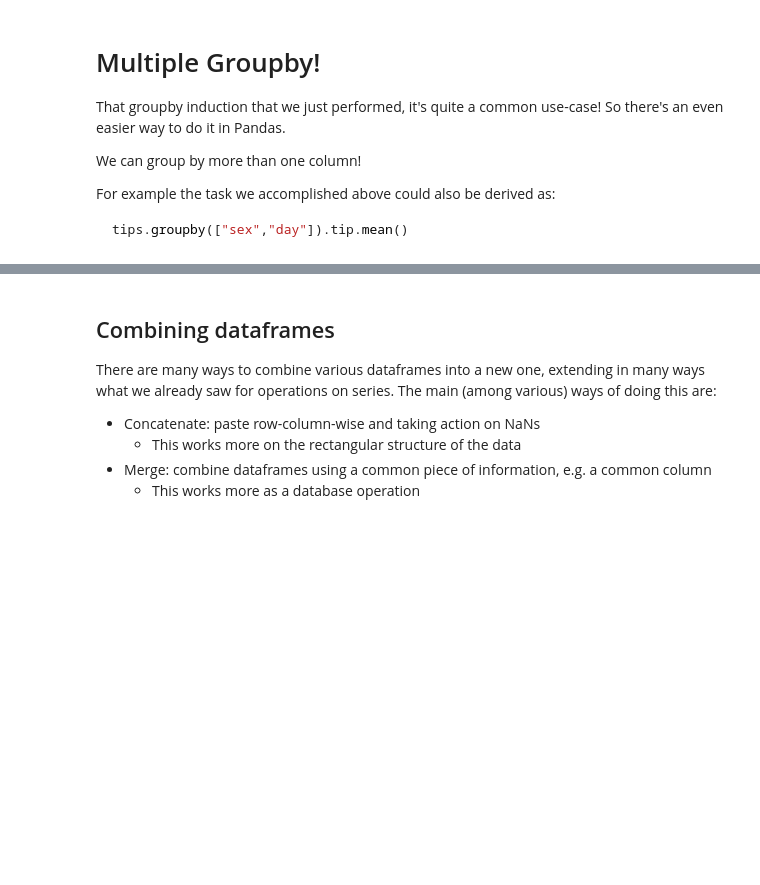
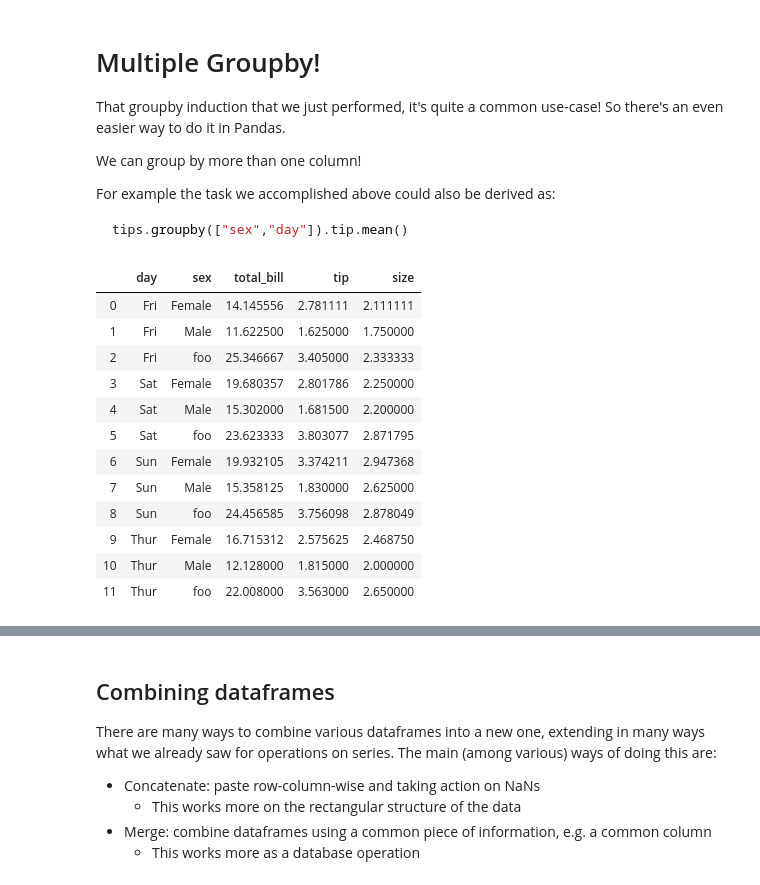
Before and after one commit to bgsedatascience/module-intro-to-pandas, a Jupyter notebook: pandas.ipynb, the cells around one changed output, grey strips where cells are left out. Saved outputs shown, nothing was run; the diff lists cells and outputs as text; code cells hidden in the pictures; blank space fills up the shorter version.

````diff
--- a/pandas.ipynb
+++ b/pandas.ipynb
@@ -528,6 +905,22 @@ For example the task we accomplished above could also be derived as:
 ```python
 tips.groupby(["sex","day"]).tip.mean()
 ```
+# %%
+tips.groupby(['day','sex']).mean().reset_index()
+# %% [output]
+|  | day | sex | total_bill | tip | size |
+| 0 | Fri | Female | 14.145556 | 2.781111 | 2.111111 |
+| 1 | Fri | Male | 11.622500 | 1.625000 | 1.750000 |
+| 2 | Fri | foo | 25.346667 | 3.405000 | 2.333333 |
+| 3 | Sat | Female | 19.680357 | 2.801786 | 2.250000 |
+| 4 | Sat | Male | 15.302000 | 1.681500 | 2.200000 |
+| 5 | Sat | foo | 23.623333 | 3.803077 | 2.871795 |
+| 6 | Sun | Female | 19.932105 | 3.374211 | 2.947368 |
+| 7 | Sun | Male | 15.358125 | 1.830000 | 2.625000 |
+| 8 | Sun | foo | 24.456585 | 3.756098 | 2.878049 |
+| 9 | Thur | Female | 16.715312 | 2.575625 | 2.468750 |
+| 10 | Thur | Male | 12.128000 | 1.815000 | 2.000000 |
+| 11 | Thur | foo | 22.008000 | 3.563000 | 2.650000 |
 # %%
 # Take a look at the structure of the multiple groupby!
 
````
Also changed, not shown: parts of 62 cells of this notebook.
